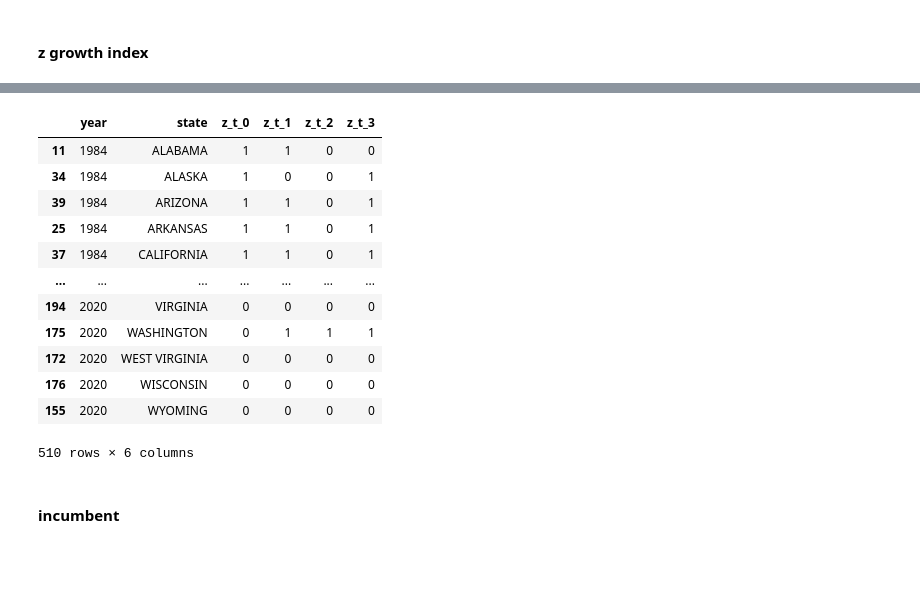
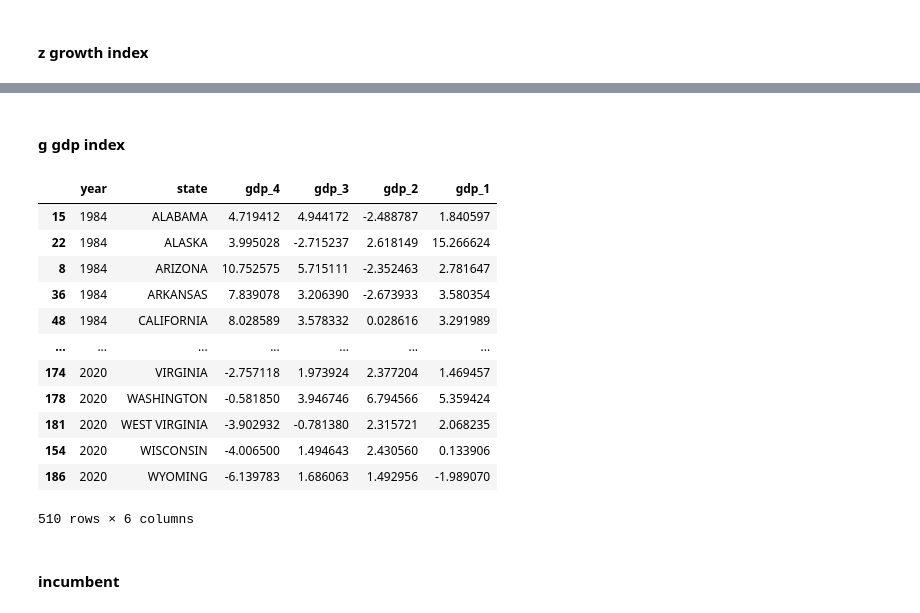
Before and after one commit to ranieri-unimi/bastianin-2022, a Jupyter notebook: datastroyer.ipynb, the cells around one changed output, grey strips where cells are left out. Cells and saved outputs as stored; diff of their text form; code cells hidden in the pictures; blank space fills up the shorter version.

```diff
--- a/datastroyer.ipynb
+++ b/datastroyer.ipynb
@@ -179,27 +211,0 @@ z_yearly
-# %%
-growth_index = []
-for y in years:
-    for s in states:
-        try:
-            growth_index.append([y,s,] + [z_yearly.loc[y-i,s].gdp_real  for i in range(4)])
-        except KeyError:
-            pass
-
-growth_index = pd.DataFrame(data=growth_index, columns=['year', 'state', 'z_t_0', 'z_t_1', 'z_t_2', 'z_t_3',])
-growth_index = growth_index.sort_values(by=['year', 'state'])
-growth_index.to_csv('datasets-clean/z-growth-index.csv', index=False)
-growth_index
-# %% [output]
-|  | year | state | z_t_0 | z_t_1 | z_t_2 | z_t_3 |
-| 11 | 1984 | ALABAMA | 1 | 1 | 0 | 0 |
-| 34 | 1984 | ALASKA | 1 | 0 | 0 | 1 |
-| 39 | 1984 | ARIZONA | 1 | 1 | 0 | 1 |
-| 25 | 1984 | ARKANSAS | 1 | 1 | 0 | 1 |
-| 37 | 1984 | CALIFORNIA | 1 | 1 | 0 | 1 |
-| ... | ... | ... | ... | ... | ... | ... |
-| 194 | 2020 | VIRGINIA | 0 | 0 | 0 | 0 |
-| 175 | 2020 | WASHINGTON | 0 | 1 | 1 | 1 |
-| 172 | 2020 | WEST VIRGINIA | 0 | 0 | 0 | 0 |
-| 176 | 2020 | WISCONSIN | 0 | 0 | 0 | 0 |
-| 155 | 2020 | WYOMING | 0 | 0 | 0 | 0 |
-510 rows × 6 columns
@@ -210,3 +212,22 @@ gdp_boot.year += 3
+# %% [markdown]
+#### g gdp index
+# %%
+gdp_index = var42(gdp_real, 'gdp', 'gdp-growth-index', 'gdp_real')
+gdp_index
+# %% [output]
+|  | year | state | gdp_4 | gdp_3 | gdp_2 | gdp_1 |
+| 15 | 1984 | ALABAMA | 4.719412 | 4.944172 | -2.488787 | 1.840597 |
+| 22 | 1984 | ALASKA | 3.995028 | -2.715237 | 2.618149 | 15.266624 |
+| 8 | 1984 | ARIZONA | 10.752575 | 5.715111 | -2.352463 | 2.781647 |
+| 36 | 1984 | ARKANSAS | 7.839078 | 3.206390 | -2.673933 | 3.580354 |
+| 48 | 1984 | CALIFORNIA | 8.028589 | 3.578332 | 0.028616 | 3.291989 |
+| ... | ... | ... | ... | ... | ... | ... |
+| 174 | 2020 | VIRGINIA | -2.757118 | 1.973924 | 2.377204 | 1.469457 |
+| 178 | 2020 | WASHINGTON | -0.581850 | 3.946746 | 6.794566 | 5.359424 |
+| 181 | 2020 | WEST VIRGINIA | -3.902932 | -0.781380 | 2.315721 | 2.068235 |
+| 154 | 2020 | WISCONSIN | -4.006500 | 1.494643 | 2.430560 | 0.133906 |
+| 186 | 2020 | WYOMING | -6.139783 | 1.686063 | 1.492956 | -1.989070 |
+510 rows × 6 columns
 # %% [markdown]
 #### incumbent
 # %%
```
Also changed, not shown: parts of 9 cells of this notebook, 5 other files.
